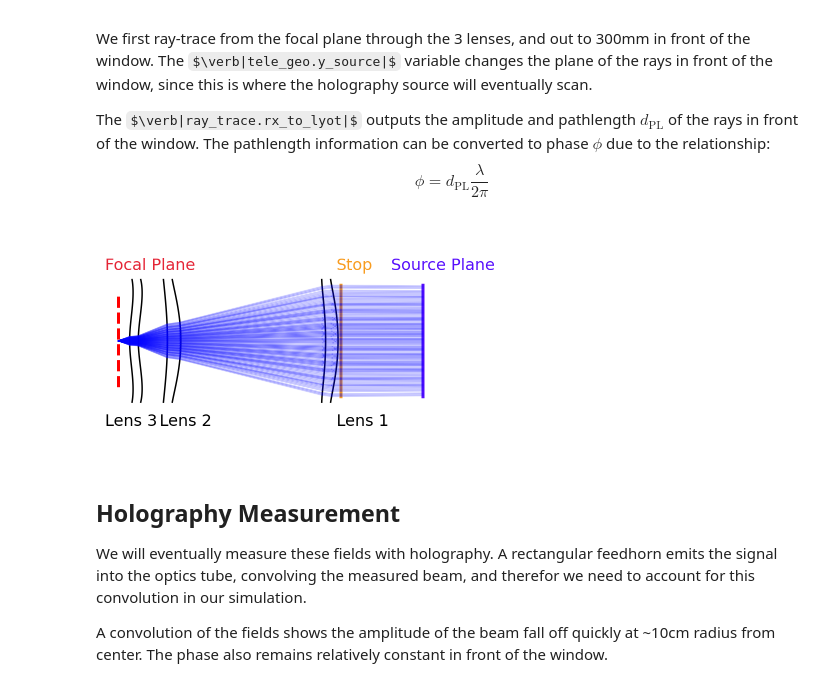
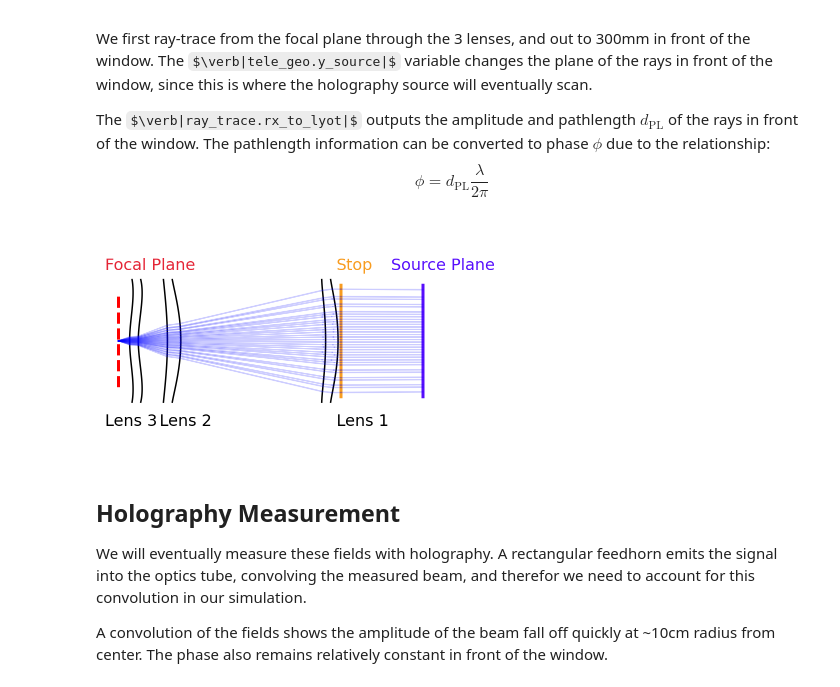
Before and after one commit to McMahonCosmologyGroup/sosat_optics, a Jupyter notebook: notebooks/sat_holography.ipynb, the cells around one changed output. Saved outputs shown, nothing was run; the diff lists cells and outputs as text; code cells hidden in the pictures; some formulas as TeX source.

```diff
--- a/notebooks/sat_holography.ipynb
+++ b/notebooks/sat_holography.ipynb
@@ -34,35 +34,35 @@ matplotlib.rcParams.update(
 
 red = '#e42536'
 blue = '#570efc'
 orange = '#f89c20'
 
 # Load in telescope geometry
 tele_geo = ot_geo.SatGeo()
-tele_geo.n_scan = 100  # sample number in 1D of 2D grid
+tele_geo.n_scan = 50  # sample number in 1D of 2D grid
 tele_geo.y_source = (
     ot_geo.y_lyot + 300
 )  # distance of holography source from SAT focal plane.
 tele_geo.lambda_ = 0.00353  # wavelength of source, here we choose 106GHz.
 tele_geo.k = 2 * np.pi / tele_geo.lambda_  # update kappa
 
 rx = [10, 0, 0]  # receiver feed position in focal plane [x,d_FPA,y]
 
 sb = ray_trace.getNearField(tele_geo, rx,plot=True)
 
 plt.vlines(x=ot_geo.y_lyot, ymin=-210, ymax=210, color=orange, linestyle="-",linewidth = 3)
 plt.vlines(x=tele_geo.y_source, ymin=-210, ymax=210, color=blue, linestyle="-",linewidth = 3)
 plt.vlines(x=0, ymin=-170, ymax=170, color="red", linestyle="--",linewidth = 3)
 plt.axis('off')
 plt.axis("equal")
 plt.annotate("Lens 3",xy = (-50,-310))
 plt.annotate("Lens 2",xy = (150,-310))
 plt.annotate("Lens 1",xy = (800,-310))
 plt.annotate("Stop",xy = (800,260),color = orange)
 plt.annotate("Source Plane",xy = (1000,260),color = blue)
 plt.annotate("Focal Plane",xy = (-50,260),color = red)
 plt.show()
 # %% [output]
-[figure, old version]
+[figure, new version]
 # %% [markdown]
 ## Holography Measurement
 
```
Also changed, not shown: parts of 2 cells of this notebook, 3 other files.
